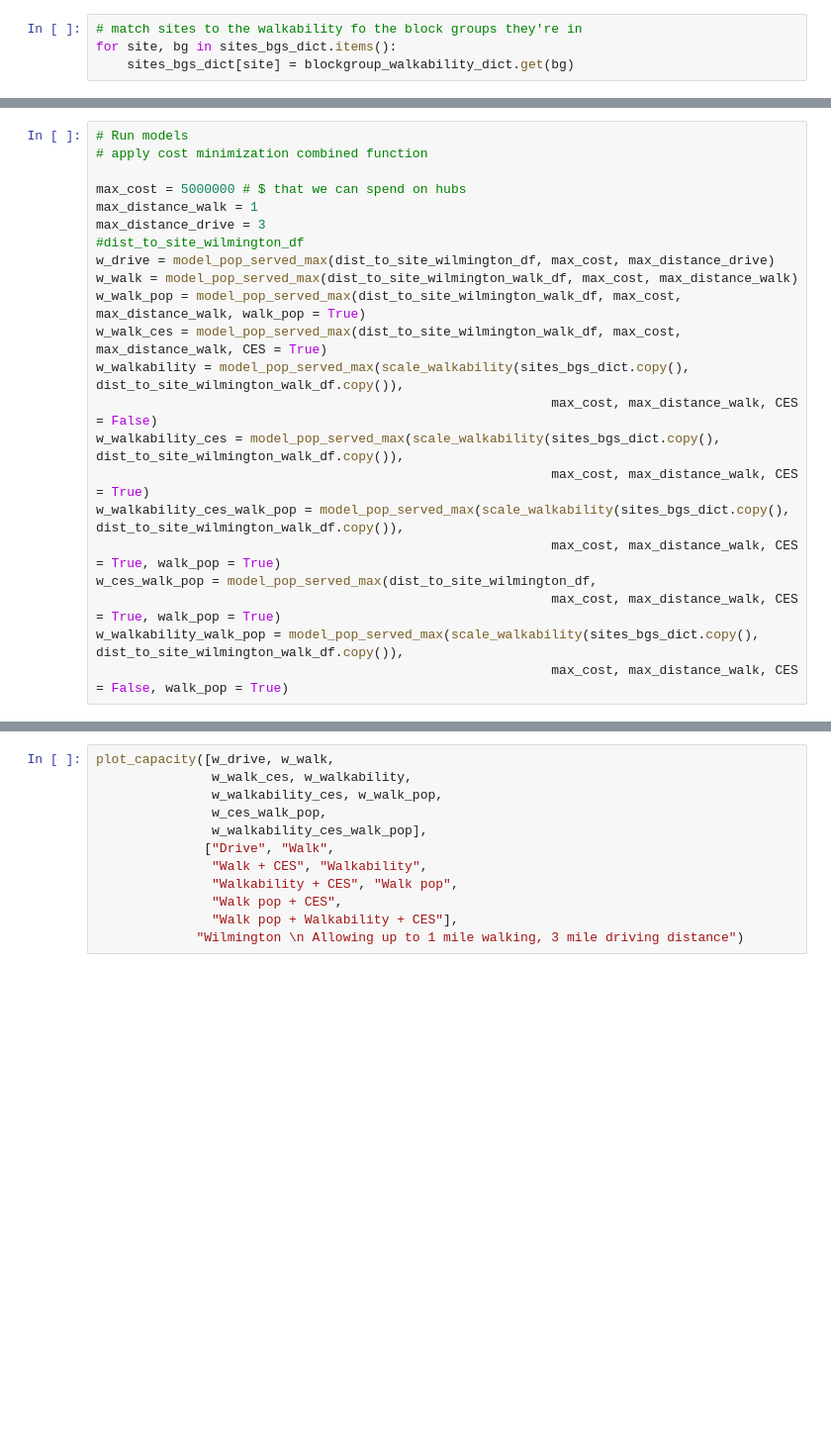
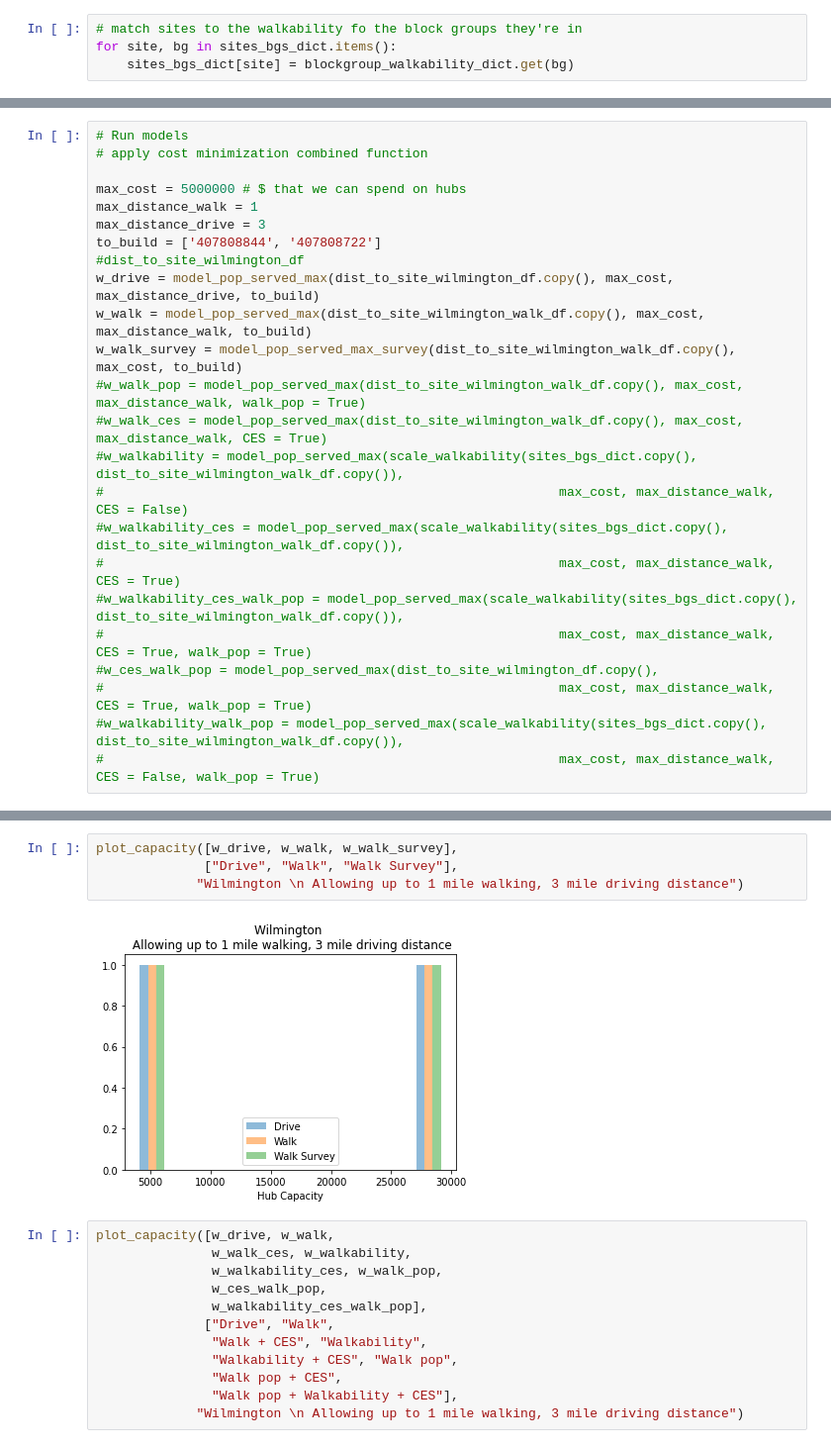
Before and after one commit to PSEHE/sgc-deployment-scenarios, a Jupyter notebook: model_comparison_wilmington_cmm.ipynb, the cells around one changed output, grey strips where cells are left out. Shown at 99% size. Saved outputs shown, nothing was run; the diff lists cells and outputs as text; blank space fills up the shorter version.

Commit message:
force building certain hubs, survey incorporation for wilmington

```diff
--- a/model_comparison_wilmington_cmm.ipynb
+++ b/model_comparison_wilmington_cmm.ipynb
@@ -108,18 +100,20 @@ site_cost_dict['407808722'], site_kw_occ_dict['407808722'], site_sqft_dict['4078
 max_cost = 5000000 # $ that we can spend on hubs
 max_distance_walk = 1
 max_distance_drive = 3
+to_build = ['407808844', '407808722']
 #dist_to_site_wilmington_df
-w_drive = model_pop_served_max(dist_to_site_wilmington_df, max_cost, max_distance_drive)
-w_walk = model_pop_served_max(dist_to_site_wilmington_walk_df, max_cost, max_distance_walk)
-w_walk_pop = model_pop_served_max(dist_to_site_wilmington_walk_df, max_cost, max_distance_walk, walk_pop = True)
-w_walk_ces = model_pop_served_max(dist_to_site_wilmington_walk_df, max_cost, max_distance_walk, CES = True)
-w_walkability = model_pop_served_max(scale_walkability(sites_bgs_dict.copy(), dist_to_site_wilmington_walk_df.copy()),
-                                                           max_cost, max_distance_walk, CES = False)
-w_walkability_ces = model_pop_served_max(scale_walkability(sites_bgs_dict.copy(), dist_to_site_wilmington_walk_df.copy()),
-                                                           max_cost, max_distance_walk, CES = True)
-w_walkability_ces_walk_pop = model_pop_served_max(scale_walkability(sites_bgs_dict.copy(), dist_to_site_wilmington_walk_df.copy()),
-                                                           max_cost, max_distance_walk, CES = True, walk_pop = True)
-w_ces_walk_pop = model_pop_served_max(dist_to_site_wilmington_df,
-                                                           max_cost, max_distance_walk, CES = True, walk_pop = True)
-w_walkability_walk_pop = model_pop_served_max(scale_walkability(sites_bgs_dict.copy(), dist_to_site_wilmington_walk_df.copy()),
-                                                           max_cost, max_distance_walk, CES = False, walk_pop = True)
+w_drive = model_pop_served_max(dist_to_site_wilmington_df.copy(), max_cost, max_distance_drive, to_build)
+w_walk = model_pop_served_max(dist_to_site_wilmington_walk_df.copy(), max_cost, max_distance_walk, to_build)
+w_walk_survey = model_pop_served_max_survey(dist_to_site_wilmington_walk_df.copy(), max_cost, to_build)
+#w_walk_pop = model_pop_served_max(dist_to_site_wilmington_walk_df.copy(), max_cost, max_distance_walk, walk_pop = True)
+#w_walk_ces = model_pop_served_max(dist_to_site_wilmington_walk_df.copy(), max_cost, max_distance_walk, CES = True)
+#w_walkability = model_pop_served_max(scale_walkability(sites_bgs_dict.copy(), dist_to_site_wilmington_walk_df.copy()),
+#                                                           max_cost, max_distance_walk, CES = False)
+#w_walkability_ces = model_pop_served_max(scale_walkability(sites_bgs_dict.copy(), dist_to_site_wilmington_walk_df.copy()),
+#                                                           max_cost, max_distance_walk, CES = True)
+#w_walkability_ces_walk_pop = model_pop_served_max(scale_walkability(sites_bgs_dict.copy(), dist_to_site_wilmington_walk_df.copy()),
+#                                                           max_cost, max_distance_walk, CES = True, walk_pop = True)
+#w_ces_walk_pop = model_pop_served_max(dist_to_site_wilmington_df.copy(),
+#                                                           max_cost, max_distance_walk, CES = True, walk_pop = True)
+#w_walkability_walk_pop = model_pop_served_max(scale_walkability(sites_bgs_dict.copy(), dist_to_site_wilmington_walk_df.copy()),
+#                                                           max_cost, max_distance_walk, CES = False, walk_pop = True)
@@ -126,3 +154,9 @@ w_walkability_walk_pop = model_pop_served_max(scale_walkability(sites_bgs_dict.c
+# %%
+plot_capacity([w_drive, w_walk, w_walk_survey],
+              ["Drive", "Walk", "Walk Survey"],
+             "Wilmington \n Allowing up to 1 mile walking, 3 mile driving distance")
+# %% [output]
+[figure, added]
 # %%
 plot_capacity([w_drive, w_walk,
                w_walk_ces, w_walkability,
```
Also changed, not shown: parts of 7 cells of this notebook, 5 other files.
